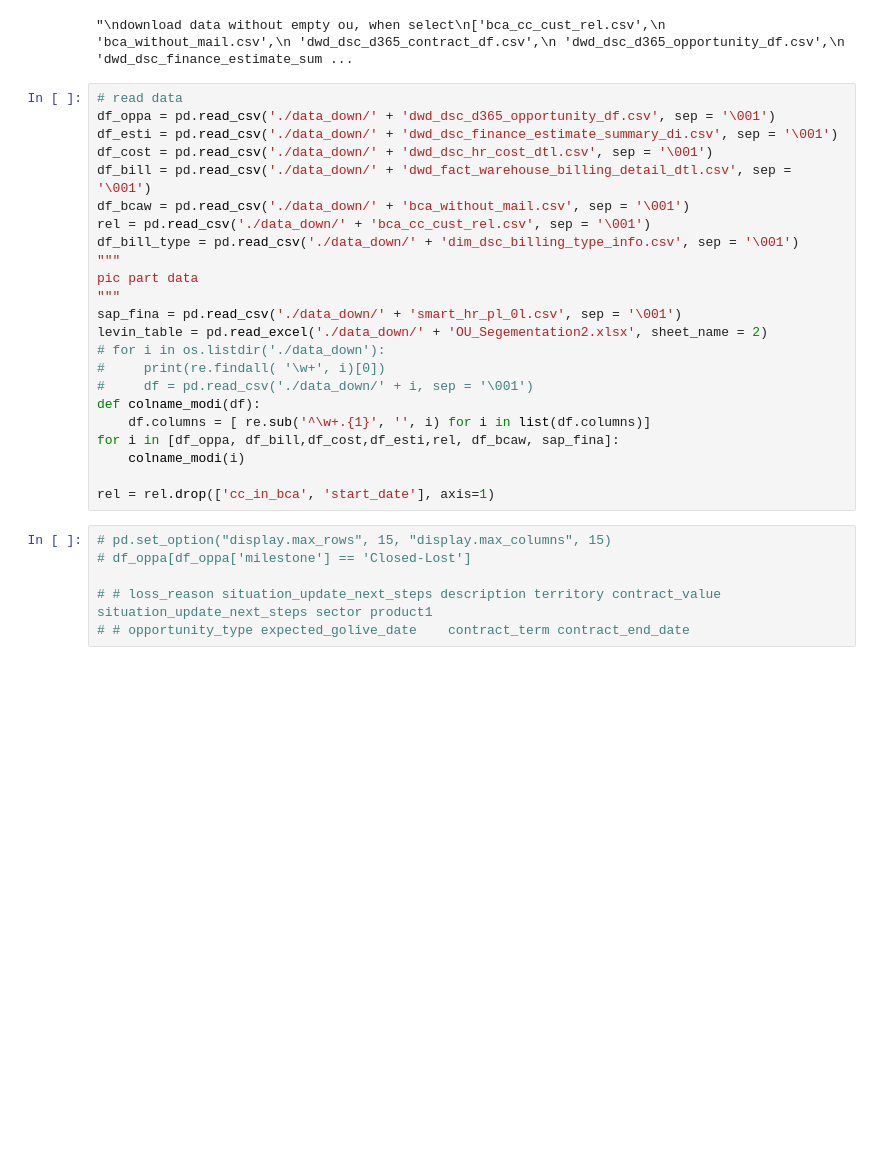
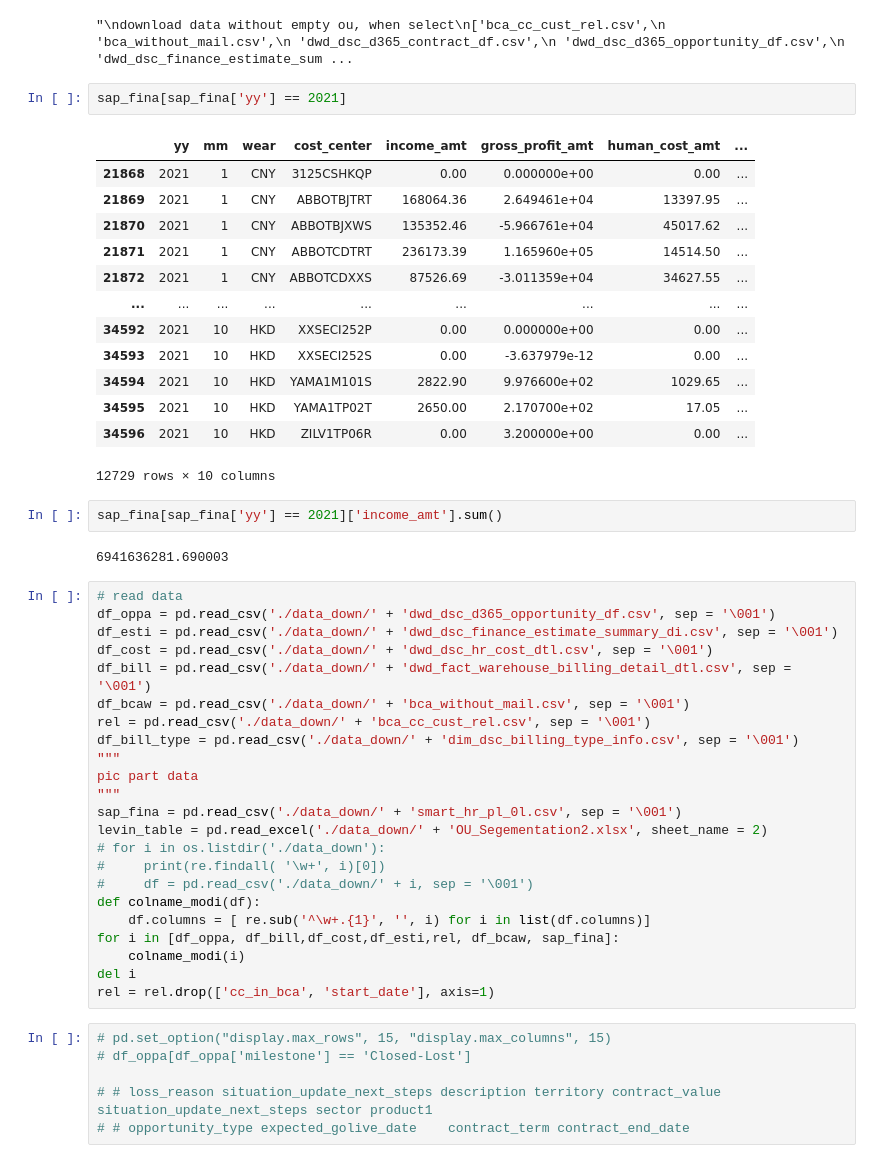
Before and after one commit to fyenne/play8_paint, a Jupyter notebook: profile.ipynb, the cells around one changed output. Saved outputs shown, nothing was run; the diff lists cells and outputs as text; blank space fills up the shorter version.

```diff
--- a/profile.ipynb
+++ b/profile.ipynb
@@ -24,6 +24,26 @@ download data without empty ou, when select
 """
 # %% [output]
 "\ndownload data without empty ou, when select\n['bca_cc_cust_rel.csv',\n 'bca_without_mail.csv',\n 'dwd_dsc_d365_contract_df.csv',\n 'dwd_dsc_d365_opportunity_df.csv',\n 'dwd_dsc_finance_estimate_sum ...
+# %%
+sap_fina[sap_fina['yy'] == 2021]
+# %% [output]
+|  | yy | mm | wear | cost_center | income_amt | gross_profit_amt | human_cost_amt | ... |
+| 21868 | 2021 | 1 | CNY | 3125CSHKQP | 0.00 | 0.000000e+00 | 0.00 | ... |
+| 21869 | 2021 | 1 | CNY | ABBOTBJTRT | 168064.36 | 2.649461e+04 | 13397.95 | ... |
+| 21870 | 2021 | 1 | CNY | ABBOTBJXWS | 135352.46 | -5.966761e+04 | 45017.62 | ... |
+| 21871 | 2021 | 1 | CNY | ABBOTCDTRT | 236173.39 | 1.165960e+05 | 14514.50 | ... |
+| 21872 | 2021 | 1 | CNY | ABBOTCDXXS | 87526.69 | -3.011359e+04 | 34627.55 | ... |
+| ... | ... | ... | ... | ... | ... | ... | ... | ... |
+| 34592 | 2021 | 10 | HKD | XXSECI252P | 0.00 | 0.000000e+00 | 0.00 | ... |
+| 34593 | 2021 | 10 | HKD | XXSECI252S | 0.00 | -3.637979e-12 | 0.00 | ... |
+| 34594 | 2021 | 10 | HKD | YAMA1M101S | 2822.90 | 9.976600e+02 | 1029.65 | ... |
+| 34595 | 2021 | 10 | HKD | YAMA1TP02T | 2650.00 | 2.170700e+02 | 17.05 | ... |
+| 34596 | 2021 | 10 | HKD | ZILV1TP06R | 0.00 | 3.200000e+00 | 0.00 | ... |
+12729 rows × 10 columns
+# %%
+sap_fina[sap_fina['yy'] == 2021]['income_amt'].sum()
+# %% [output]
+6941636281.690003
 # %%
 # read data
 df_oppa = pd.read_csv('./data_down/' + 'dwd_dsc_d365_opportunity_df.csv', sep = '\001')
@@ -45,7 +65,7 @@ def colname_modi(df):
     df.columns = [ re.sub('^\w+.{1}', '', i) for i in list(df.columns)]
 for i in [df_oppa, df_bill,df_cost,df_esti,rel, df_bcaw, sap_fina]:
     colname_modi(i)
-
+del i
 rel = rel.drop(['cc_in_bca', 'start_date'], axis=1)
 # %%
 # pd.set_option("display.max_rows", 15, "display.max_columns", 15)
```
Also changed, not shown: parts of 25 cells of this notebook, 1 other file.
